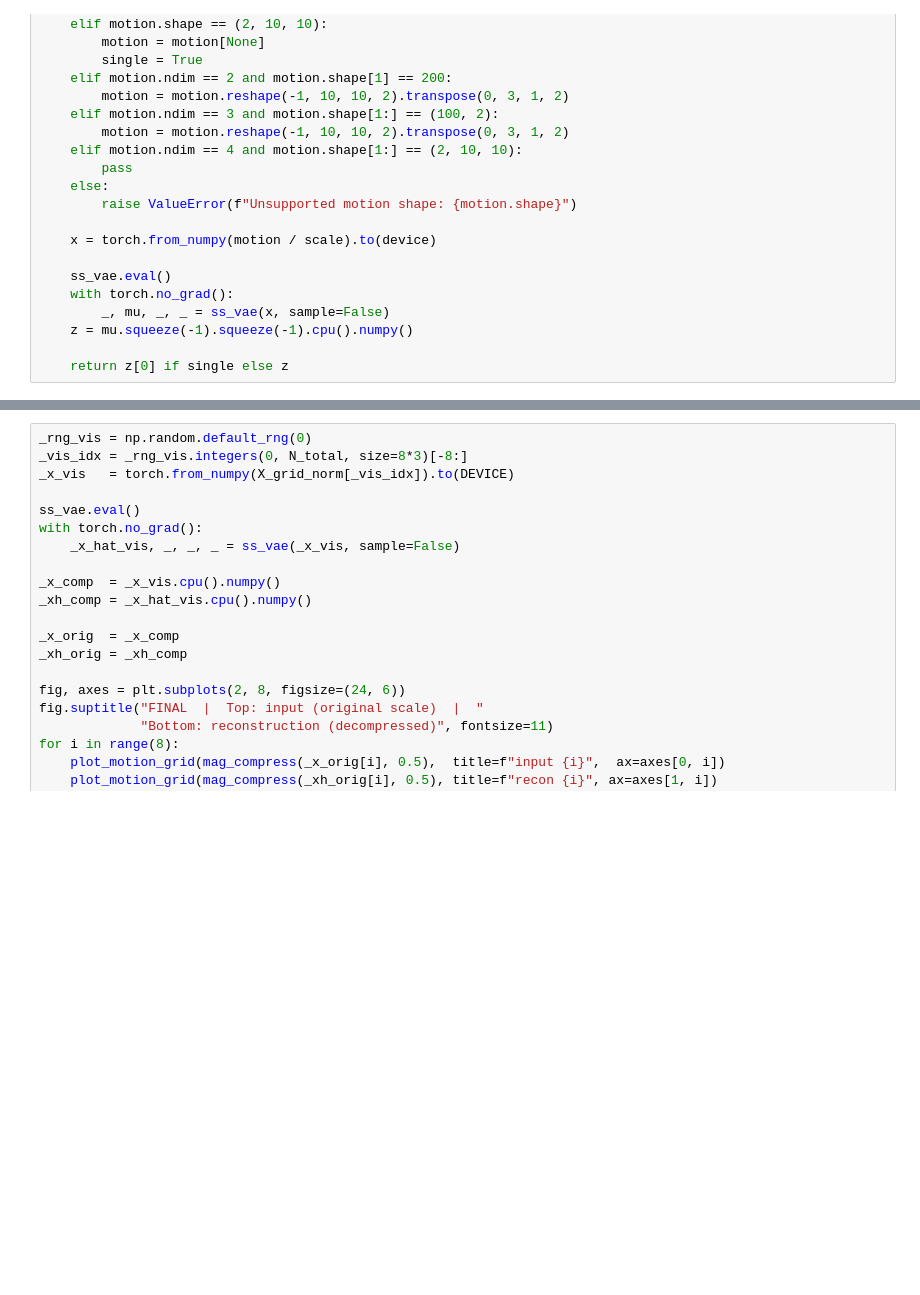
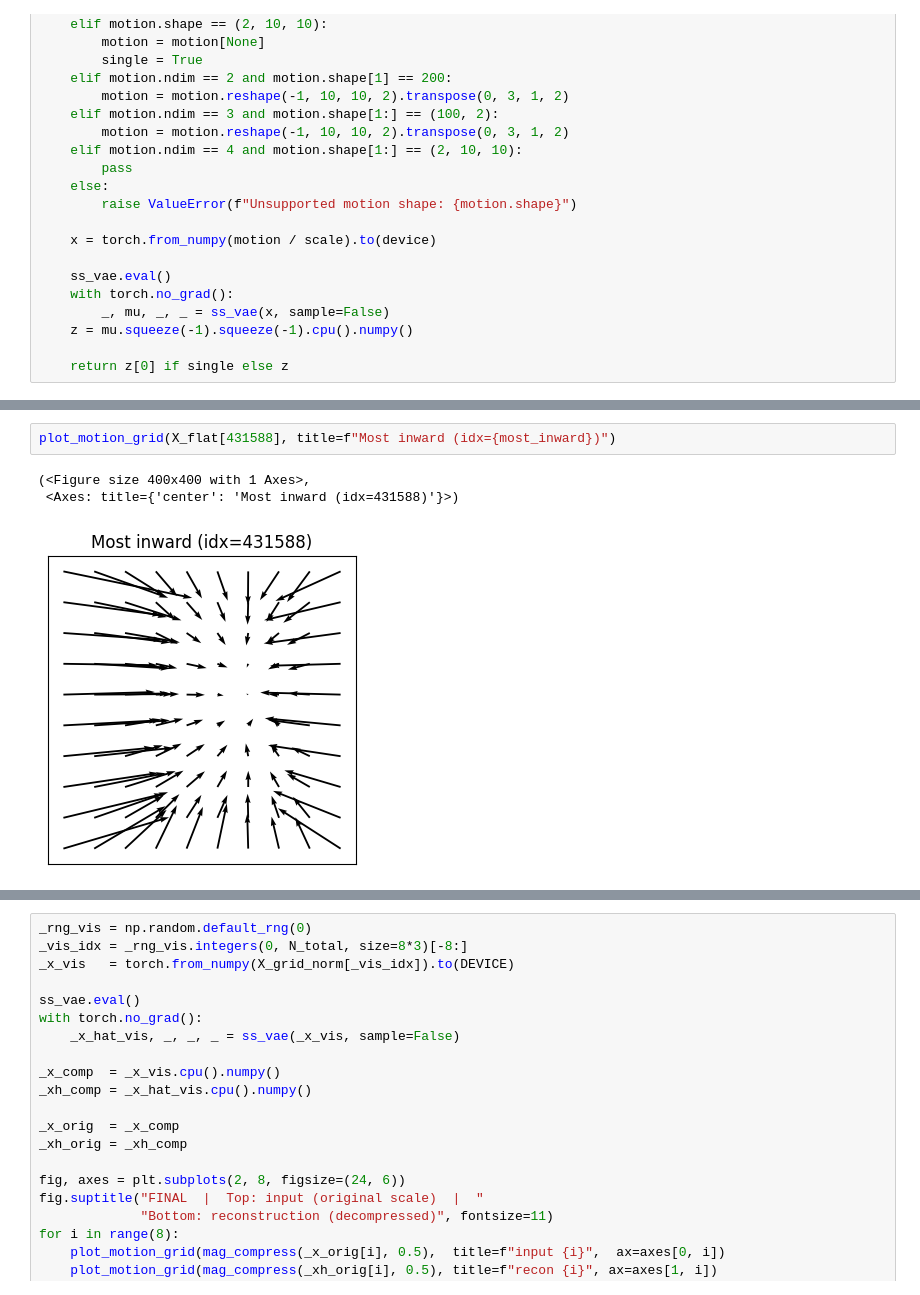
Before and after one commit to Ashish397/ARRWM, a Jupyter notebook: action_query/disentangled_vae_clustering.ipynb, the cells around one changed output, grey strips where cells are left out. Saved outputs shown, nothing was run; the diff lists cells and outputs as text; blank space fills up the shorter version.

```diff
--- a/action_query/disentangled_vae_clustering.ipynb
+++ b/action_query/disentangled_vae_clustering.ipynb
@@ -1427,0 +1376,6 @@ plt.show()
+# %%
+plot_motion_grid(X_flat[431588], title=f"Most inward (idx={most_inward})")
+# %% [output]
+(<Figure size 400x400 with 1 Axes>,
+ <Axes: title={'center': 'Most inward (idx=431588)'}>)
+[figure, added]
```
Also changed, not shown: parts of 16 cells of this notebook, 48 other files.
